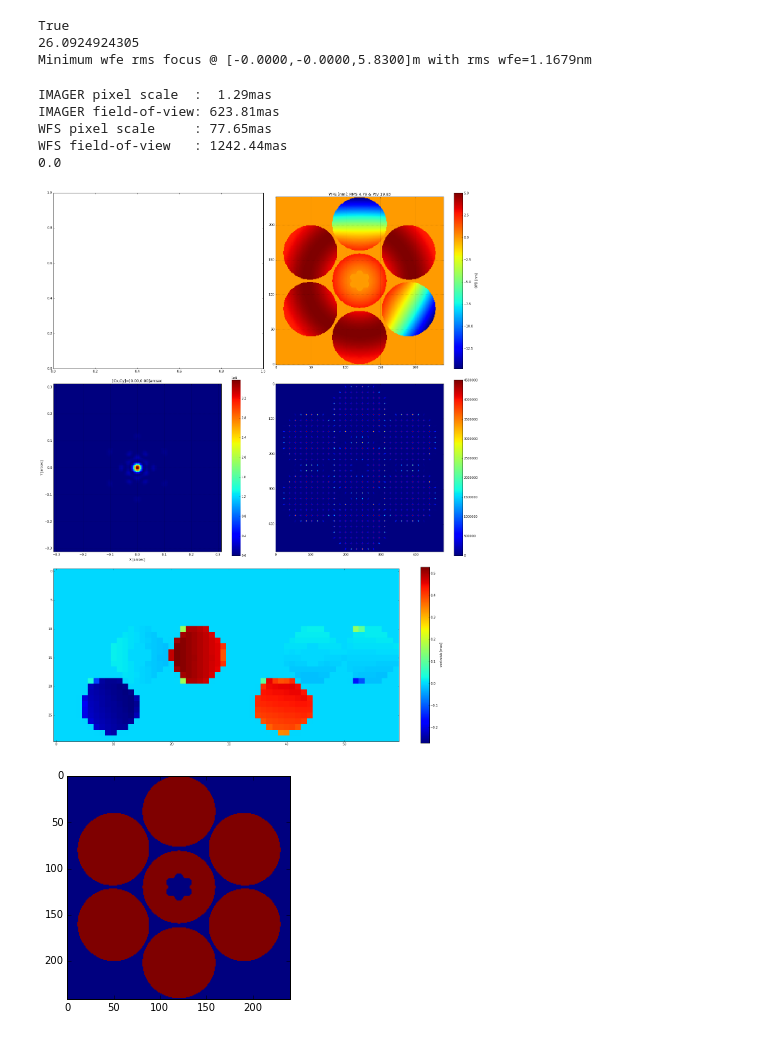
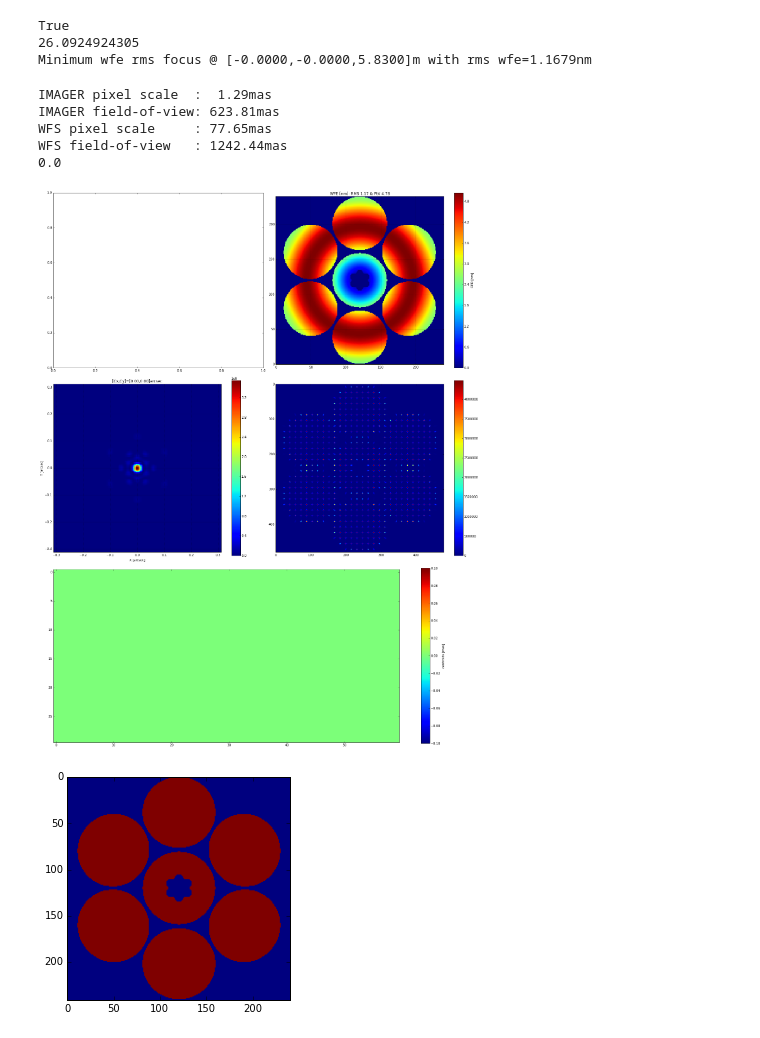
Before and after one commit to rconan/CEO, a Jupyter notebook: python/notebooks/rayTracing/GMT-Segmented-Aperture-Interactive.ipynb, the cells around one changed output. Drawn from its saved outputs; the diff is of its cells as text; code cells hidden in the pictures.

```diff
--- a/python/notebooks/rayTracing/GMT-Segmented-Aperture-Interactive.ipynb
+++ b/python/notebooks/rayTracing/GMT-Segmented-Aperture-Interactive.ipynb
@@ -181,16 +181,16 @@ def ray_trace(mirror='M1',T=[0,0,0],O=[0,0,0],segId=0):
     fig.tight_layout()
 # %%
 mas2rad = 1e-3*math.pi/180/3600
-#M1.reset()
-#M2.reset()
-ray_trace(mirror='M2',T=[0e-3,0e-2,1e-6],O=[x*mas2rad for x in [0,0,0]],segId=3)
+M1.reset()
+M2.reset()
+ray_trace(mirror='M2',T=[0e-3,0e-2,0e-6],O=[x*mas2rad for x in [0,0,0]],segId=3)
 # %% [output]
 IMAGER pixel scale  :  1.29mas
 IMAGER field-of-view: 623.81mas
 WFS pixel scale     : 77.65mas
 WFS field-of-view   : 1242.44mas
 0.0
-[figure, old version]
+[figure, new version]
 # %%
 fig = imshow(src.rays.vignetting.host().reshape(nPx,nPx))
 # %% [output]
```
